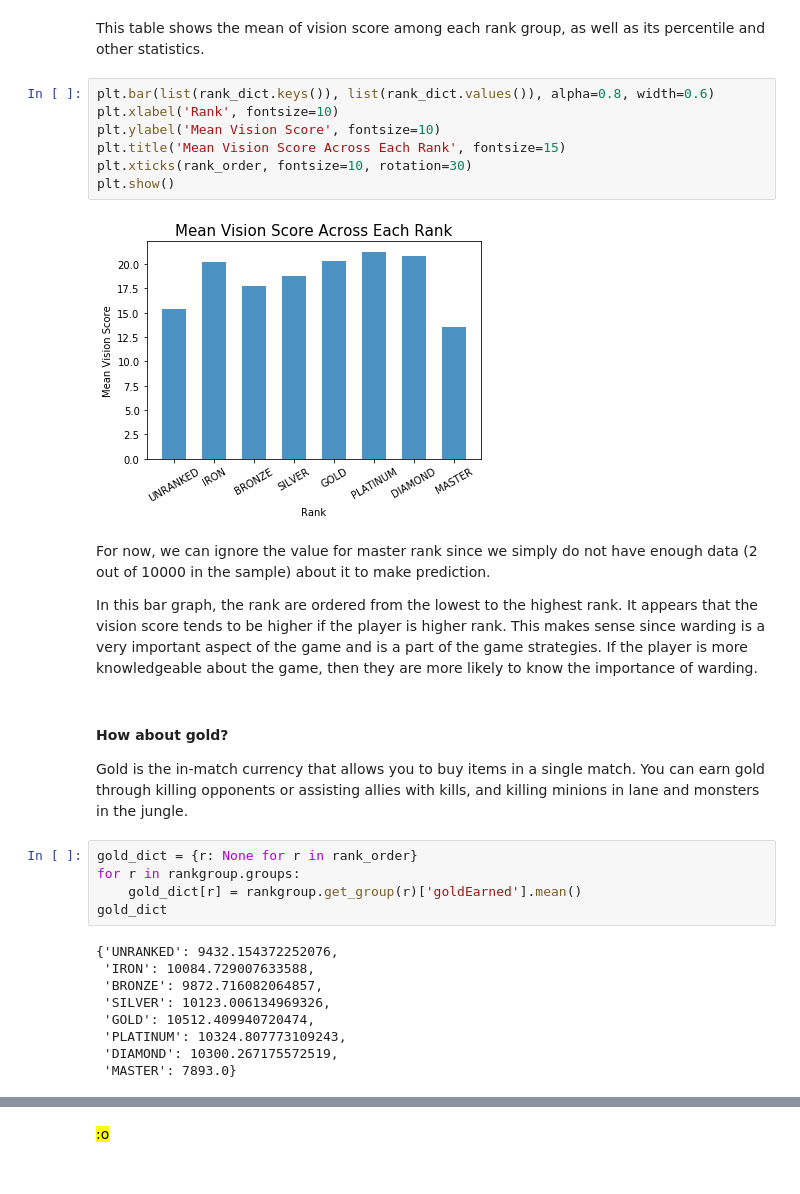
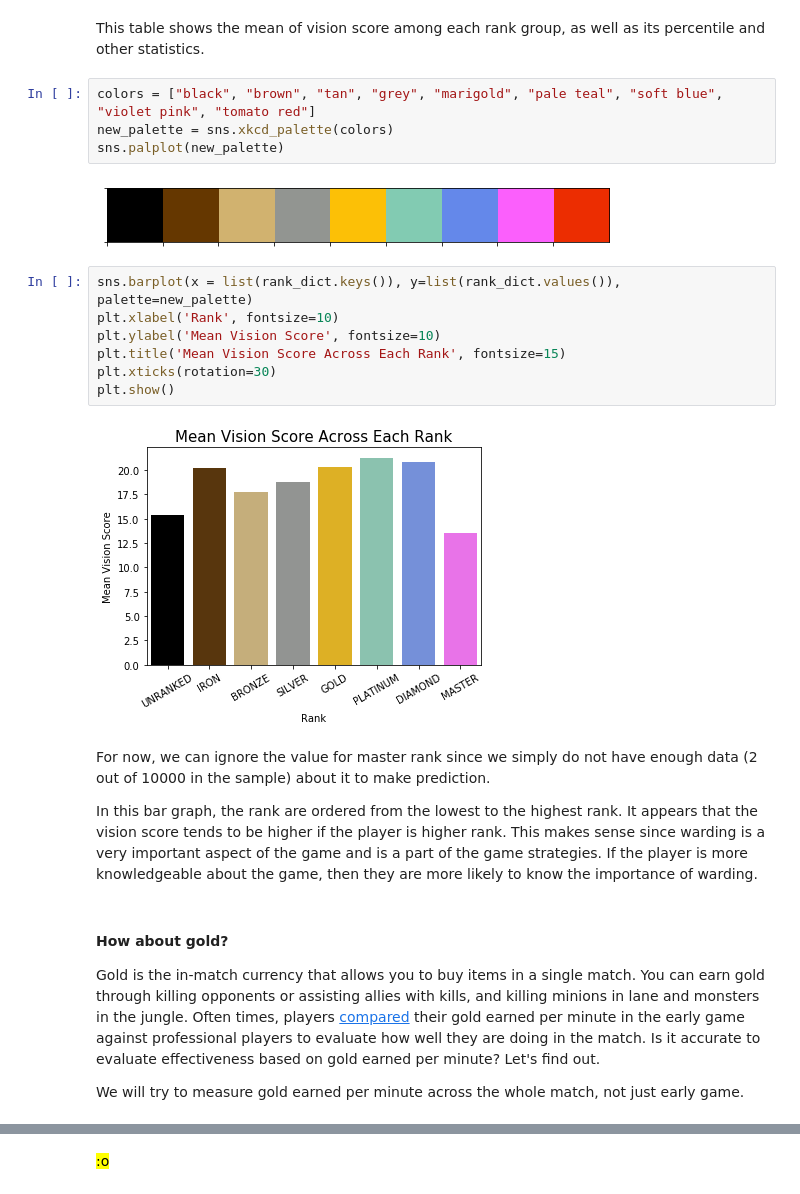
Before and after one commit to gliu36/320-final-project, a Jupyter notebook: finaltutorial.ipynb, the cells around one changed output, grey strips where cells are left out. Cells and saved outputs as stored; diff of their text form.

```diff
--- a/finaltutorial.ipynb
+++ b/finaltutorial.ipynb
@@ -467,33 +467,27 @@ rankgroup.describe()['visionScore']
 | UNRANKED | 2047.0 | 15.345383 | 13.271450 | 0.0 | 7.00 | 12.0 | 20.00 | 107.0 |
 # %% [markdown]
 This table shows the mean of vision score among each rank group, as well as its percentile and other statistics.
+# %%
+colors = ["black", "brown", "tan", "grey", "marigold", "pale teal", "soft blue", "violet pink", "tomato red"]
+new_palette = sns.xkcd_palette(colors)
+sns.palplot(new_palette)
+# %% [output]
+[figure, added]
 # %%
-plt.bar(list(rank_dict.keys()), list(rank_dict.values()), alpha=0.8, width=0.6)
+sns.barplot(x = list(rank_dict.keys()), y=list(rank_dict.values()), palette=new_palette)
 plt.xlabel('Rank', fontsize=10)
 plt.ylabel('Mean Vision Score', fontsize=10)
 plt.title('Mean Vision Score Across Each Rank', fontsize=15)
-plt.xticks(rank_order, fontsize=10, rotation=30)
+plt.xticks(rotation=30)
 plt.show()
 # %% [output]
-[figure, old version]
+[figure, new version]
 # %% [markdown]
 For now, we can ignore the value for master rank since we simply do not have enough data (2 out of 10000 in the sample) about it to make prediction.
 
 In this bar graph, the rank are ordered from the lowest to the highest rank. It appears that the vision score tends to be higher if the player is higher rank. This makes sense since warding is a very important aspect of the game and is a part of the game strategies. If the player is more knowledgeable about the game, then they are more likely to know the importance of warding.
 # %% [markdown]
 #### How about gold?
-Gold is the in-match currency that allows you to buy items in a single match. You can earn gold through killing opponents or assisting allies with kills, and killing minions in lane and monsters in the jungle.
+Gold is the in-match currency that allows you to buy items in a single match. You can earn gold through killing opponents or assisting allies with kills, and killing minions in lane and monsters in the jungle. Often times, players [compared](http://forums.na.leagueoflegends.com/board/showthread.php?t=4027084) their gold earned per minute in the early game against professional players to evaluate how well they are doing in the match. Is it accurate to evaluate effectiveness based on gold earned per minute? Let's find out.
+
+We will try to measure gold earned per minute across the whole match, not just early game.
-# %%
-gold_dict = {r: None for r in rank_order}
-for r in rankgroup.groups:
-    gold_dict[r] = rankgroup.get_group(r)['goldEarned'].mean()
-gold_dict
-# %% [output]
-{'UNRANKED': 9432.154372252076,
- 'IRON': 10084.729007633588,
- 'BRONZE': 9872.716082064857,
- 'SILVER': 10123.006134969326,
- 'GOLD': 10512.409940720474,
- 'PLATINUM': 10324.807773109243,
- 'DIAMOND': 10300.267175572519,
- 'MASTER': 7893.0}
```
Also changed, not shown: parts of 11 cells of this notebook.
